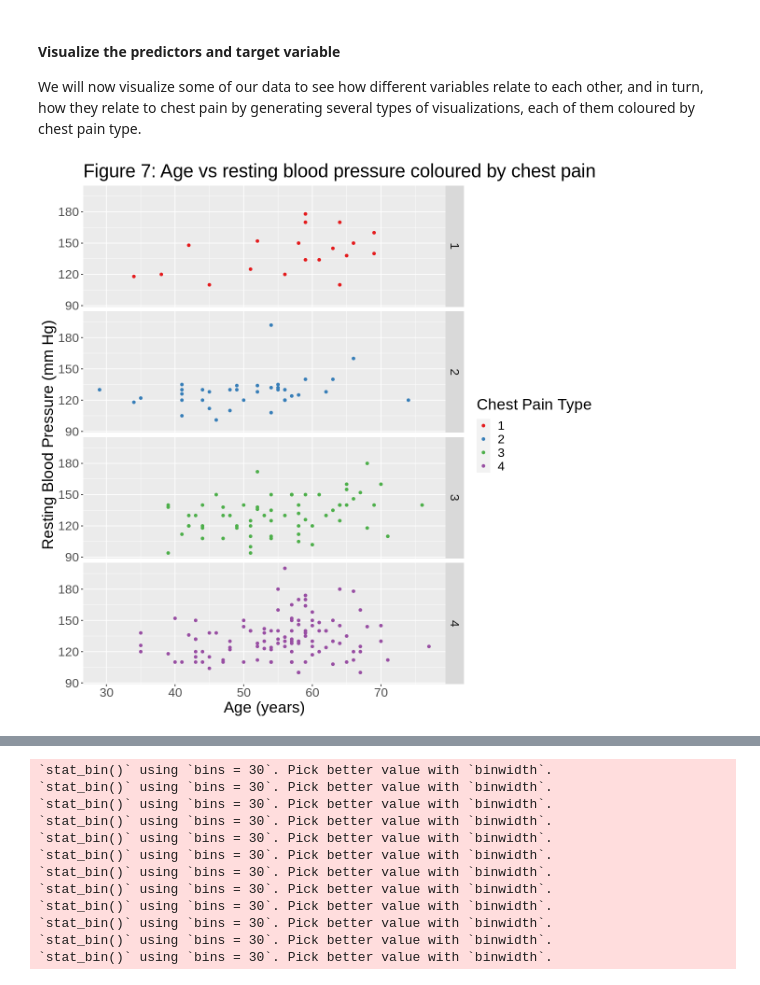
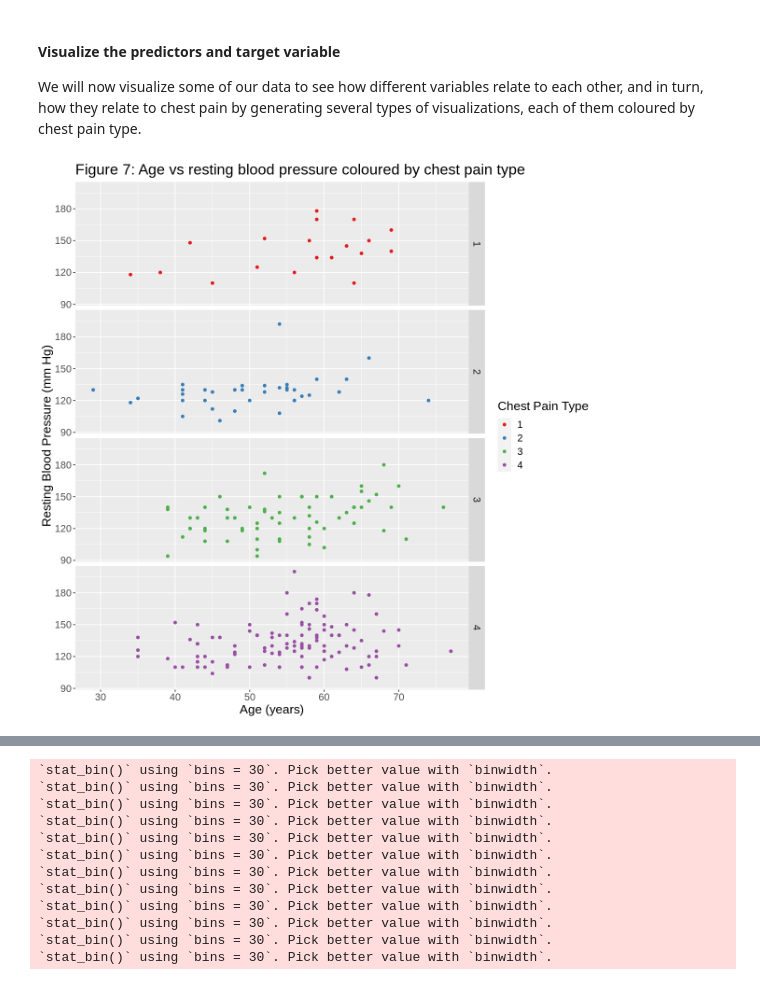
Before and after one commit to hebabm/group-31, a Jupyter notebook: finalreport.ipynb, the cells around one changed output, grey strips where cells are left out. Cells and saved outputs as stored; diff of their text form; code cells hidden in the pictures.

Commit message:
edited graph sizes
changed size = 20 to size = 16

```diff
--- a/finalreport.ipynb
+++ b/finalreport.ipynb
@@ -224,23 +224,23 @@ We will now visualize some of our data to see how different variables relate to
 # %%
 #using training data, visualize numeric predictors against each other to see distribution of data
 
 options(repr.plot.height = 10, repr.plot.width = 10)
 
 restbp_plot <- heart_train %>%
     ggplot(aes(x=age,
                y= restbp,
                colour = cp)) +
         labs(title = "Figure 7: Age vs resting blood pressure coloured by chest pain type",
              x = "Age (years)",
              y = "Resting Blood Pressure (mm Hg)",
             colour = 'Chest Pain Type') +
         geom_point() +
         facet_grid(rows = vars(cp)) +
         scale_color_brewer(palette = "Set1") +
-    theme(text = element_text(size = 20))
+    theme(text = element_text(size = 16))
 restbp_plot
 # %% [output]
-[figure, old version]
+[figure, new version]
 # %%
 chol_plot <- heart_train %>%
     ggplot(aes(x=age,
```
Also changed, not shown: parts of 2 cells of this notebook.
